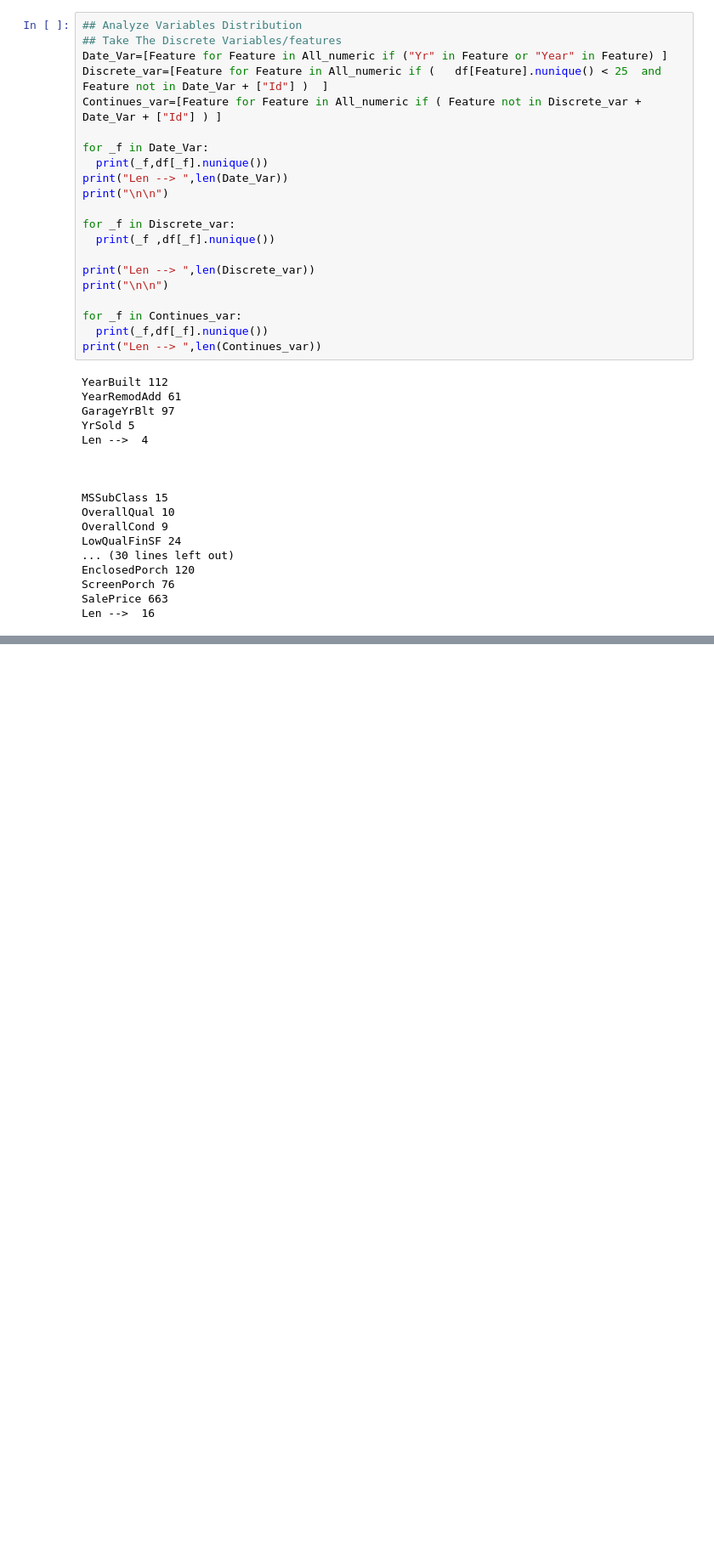
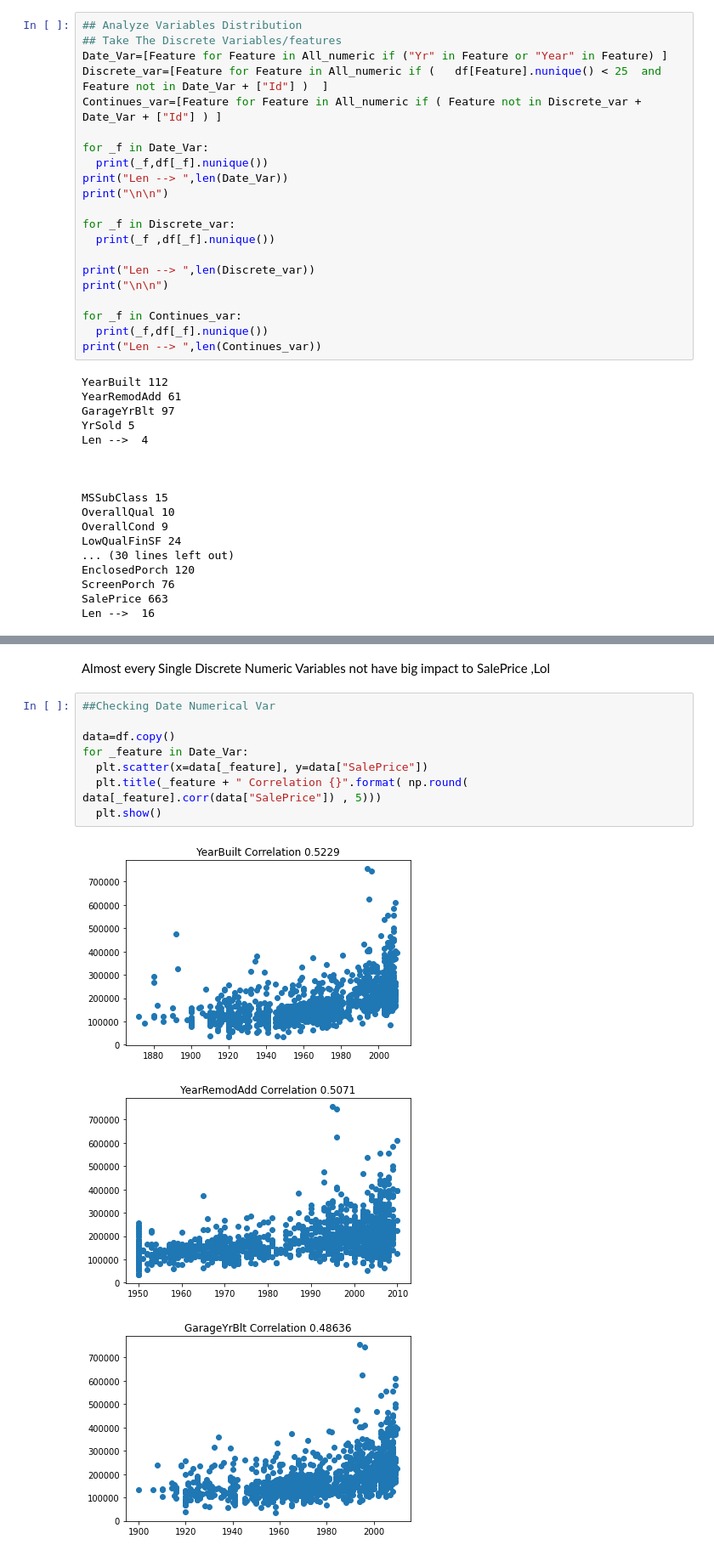
Before and after one commit to Xwyzworms/Regression, a Jupyter notebook: AdvancedRegression.ipynb, the cells around one changed output, grey strips where cells are left out. Shown at 85% size. Saved outputs shown, nothing was run; the diff lists cells and outputs as text; blank space fills up the shorter version.

```diff
--- a/AdvancedRegression.ipynb
+++ b/AdvancedRegression.ipynb
@@ -174,0 +217,14 @@ Name: SalePrice, dtype: int64
+# %% [markdown]
+Almost every Single Discrete Numeric Variables not have big impact to SalePrice ,Lol
+# %%
+##Checking Date Numerical Var
+
+data=df.copy()
+for _feature in Date_Var:
+  plt.scatter(x=data[_feature], y=data["SalePrice"])
+  plt.title(_feature + " Correlation {}".format( np.round( data[_feature].corr(data["SalePrice"]) , 5)))
+  plt.show()
+# %% [output]
+[figure, added]
+[figure, added]
+[figure, added]
```
Also changed, not shown: parts of 9 cells of this notebook.
